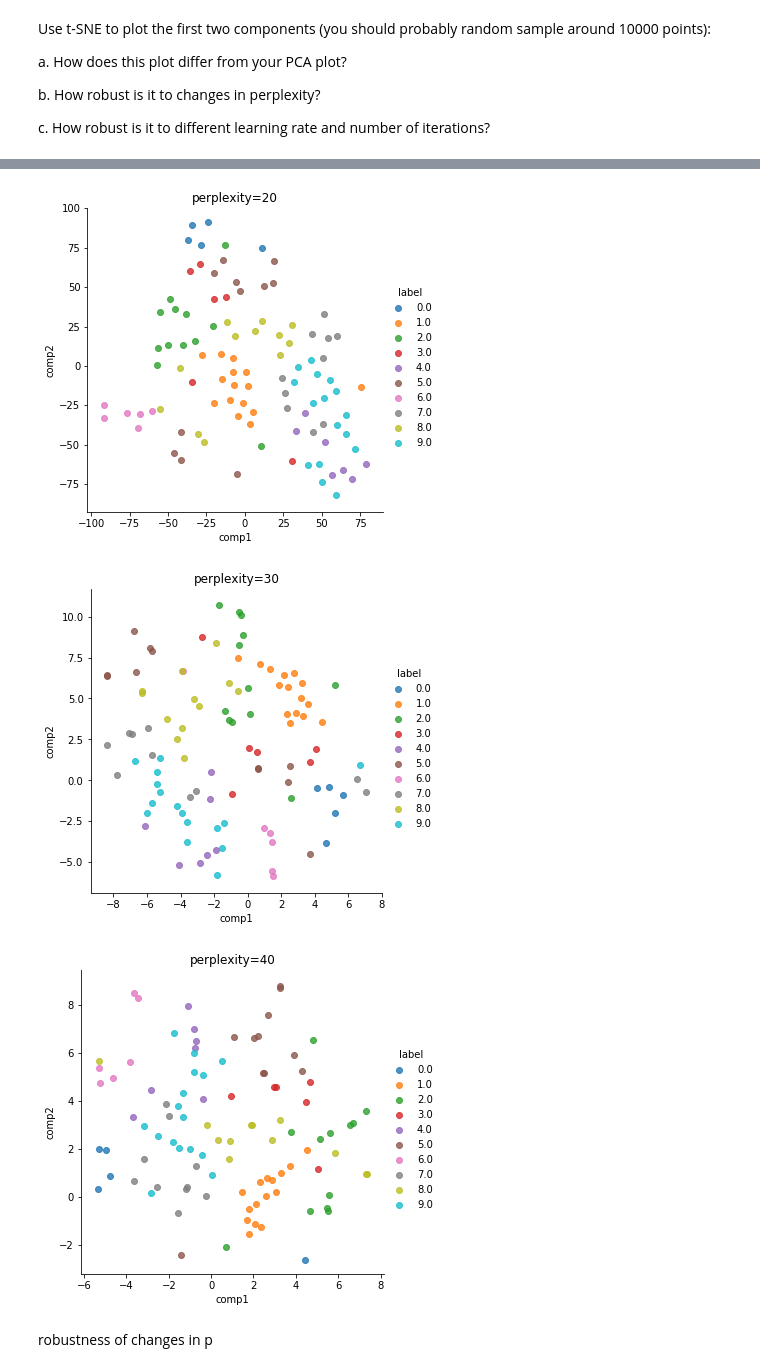
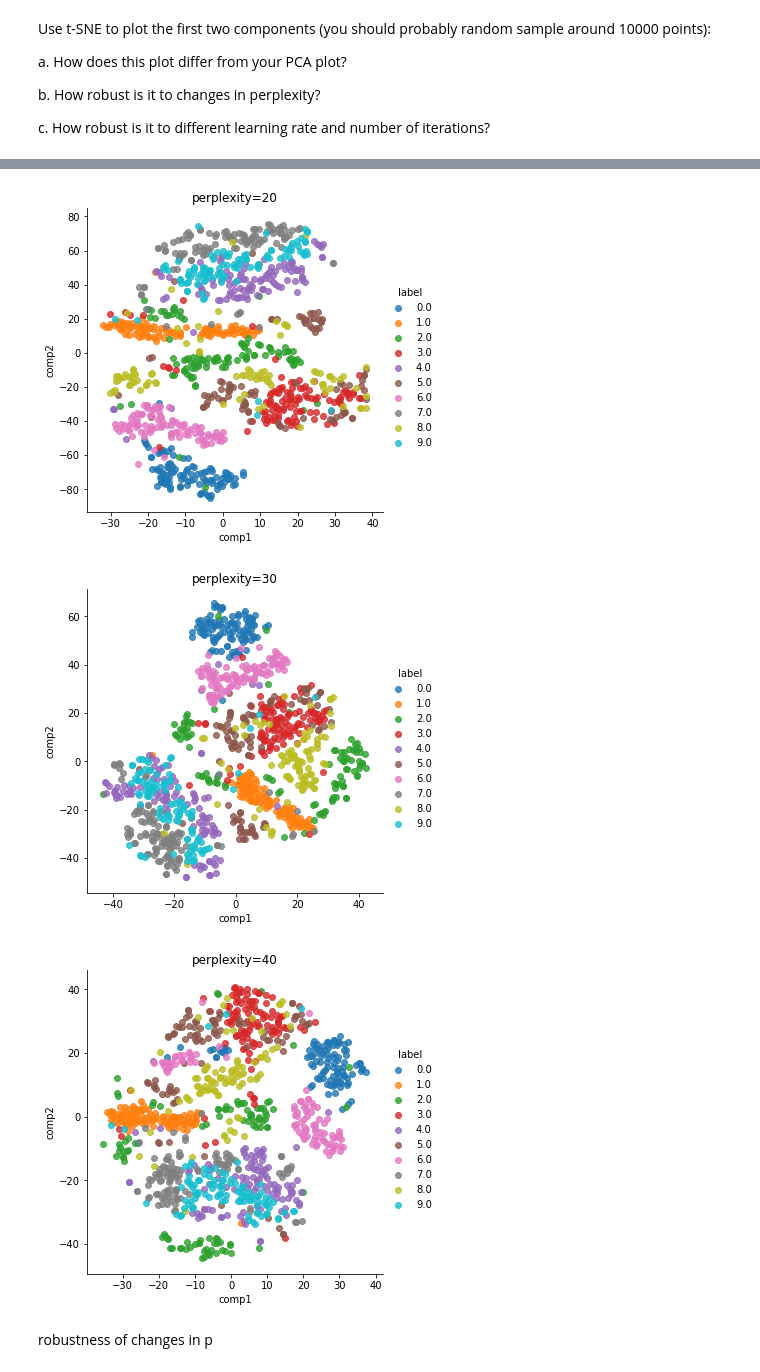
Before and after one commit to benbranchflower/applied_machine_learning, a Jupyter notebook: dimensionality_reduction_and_clustering.ipynb, the cells around one changed output, grey strips where cells are left out. Drawn from its saved outputs; the diff is of its cells as text; code cells hidden in the pictures.

```diff
--- a/dimensionality_reduction_and_clustering.ipynb
+++ b/dimensionality_reduction_and_clustering.ipynb
@@ -89,0 +83,8 @@ plt.plot(range(len(change_var)), change_var)
+# %%
+f, ax = plt.subplots(2,3, figsize=(15,10))
+ax[0][0].imshow(pca.components_[0].reshape(28,28))
+ax[0][1].imshow(pca.components_[1].reshape(28,28))
+ax[0][2].imshow(pca.components_[2].reshape(28,28))
+ax[1][0].imshow(pca.components_[0].reshape(28,28), cmap='Greys')
+ax[1][1].imshow(pca.components_[1].reshape(28,28), cmap='Greys')
+ax[1][2].imshow(pca.components_[2].reshape(28,28), cmap='Greys')
@@ -108,11 +114,12 @@ c. How robust is it to different learning rate and number of iterations?
 # %%
 rows = np.random.randint(low=0, high=X.shape[0], size = 1000) # to reduce runtime
 # %%
-def tsne(n_components=2,perplexity=50, n_iter=1000, learning_rate=200, verbose=1,
+def tsne(n_components=2, perplexity=50, n_iter=1000, learning_rate=200, verbose=1,
         random_state=seed):
+    """This function uses tSNE dimensionality reduction and creates a dataframe ready to plot"""
     tsne_ = TSNE(n_components=n_components, verbose=verbose, perplexity=perplexity,
-                 n_iter=n_iter, learning_rate=learning_rate)
-    tsne_results = tsne_.fit_transform(X_pca[rows,:])
+                 n_iter=n_iter, learning_rate=learning_rate, random_state=seed)
+    tsne_results = tsne_.fit_transform(X[rows])
     df_tsne = pd.DataFrame(tsne_results, columns=['comp1', 'comp2'])
     df_tsne['label'] = y[rows]
     return df_tsne
@@ -132,6 +138,5 @@ sns.lmplot(x='comp1', y='comp2', data=out, hue='label', fit_reg=False)
 # %%
 for p in [10,20,30,40]:
-    out = tsne(perplexity=p, verbose=0)
-    sns.lmplot(x='comp1', y='comp2', data=out, hue='label', fit_reg=False)
+    sns.lmplot(x='comp1', y='comp2', data=tsne(perplexity=p, verbose=0), hue='label', fit_reg=False)
     plt.title(f'perplexity={p}')
 # %% [output]
@@ -139,6 +144,6 @@ for p in [10,20,30,40]:
-[figure, old version]
+[figure, new version]
-[figure, old version]
+[figure, new version]
-[figure, old version]
+[figure, new version]
 # %% [markdown]
 robustness of changes in p
 # %%
```
Also changed, not shown: parts of 27 cells of this notebook.
